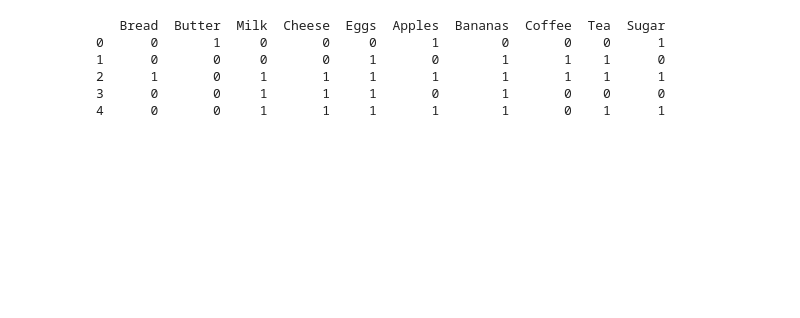
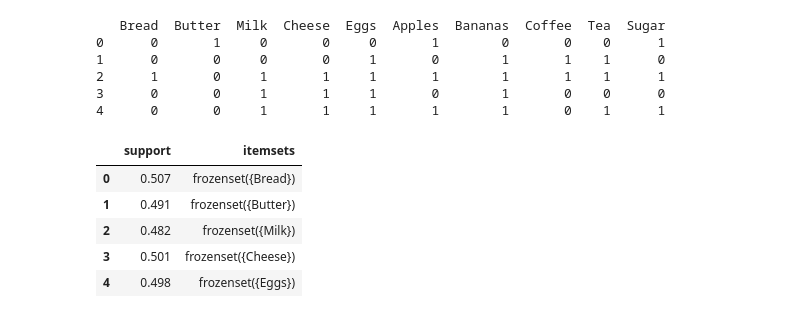
Before and after one commit to yanhai-xiong/DATA301-AML, a Jupyter notebook: Module 2 - Reinforcement Learning and Association Rules/Section 2.2 - Visualization_Association_Rules.ipynb, the cells around one changed output. Saved outputs shown, nothing was run; the diff lists cells and outputs as text; code cells hidden in the pictures; blank space fills up the shorter version.

```diff
--- a/Module 2 - Reinforcement Learning and Association Rules/Section 2.2 - Visualization_Association_Rules.ipynb
+++ b/Module 2 - Reinforcement Learning and Association Rules/Section 2.2 - Visualization_Association_Rules.ipynb
@@ -38,3 +59,12 @@ frequent_itemsets = apriori(df, min_support=0.2, use_colnames=True)
 
 # Generate association rules with confidence threshold of 0.1
 rules = association_rules(frequent_itemsets, metric="lift", min_threshold=1)
+# %%
+frequent_itemsets.head()
+# %% [output]
+|  | support | itemsets |
+| 0 | 0.507 | frozenset({Bread}) |
+| 1 | 0.491 | frozenset({Butter}) |
+| 2 | 0.482 | frozenset({Milk}) |
+| 3 | 0.501 | frozenset({Cheese}) |
+| 4 | 0.498 | frozenset({Eggs}) |
```
Also changed, not shown: parts of 6 cells of this notebook, 1 other file.
